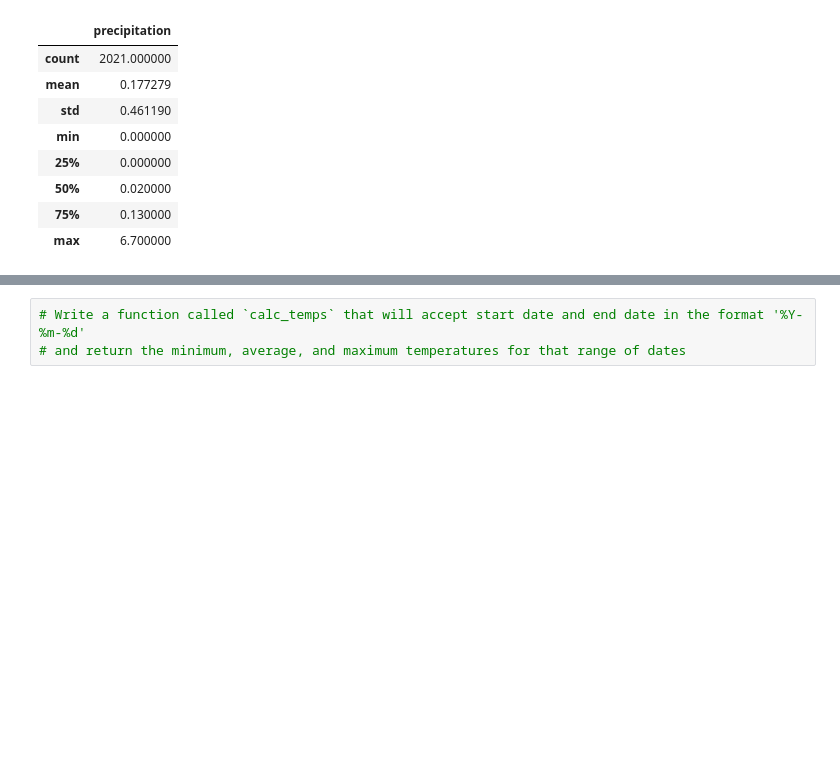
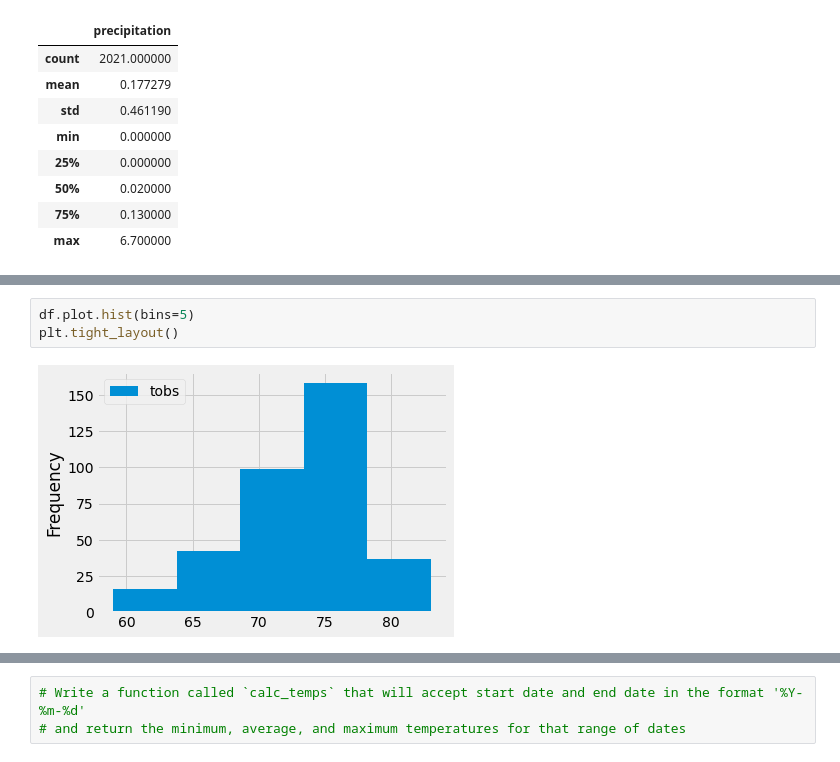
Before and after one commit to jveilleux2314/surfs_up, a Jupyter notebook: climate_analysis.ipynb, the cells around one changed output, grey strips where cells are left out. Saved outputs shown, nothing was run; the diff lists cells and outputs as text; blank space fills up the shorter version.

```diff
--- a/climate_analysis.ipynb
+++ b/climate_analysis.ipynb
@@ -82,0 +133,5 @@ df.describe()
+# %%
+df.plot.hist(bins=5)
+plt.tight_layout()
+# %% [output]
+[figure, added]
```
Also changed, not shown: parts of 7 cells of this notebook.
